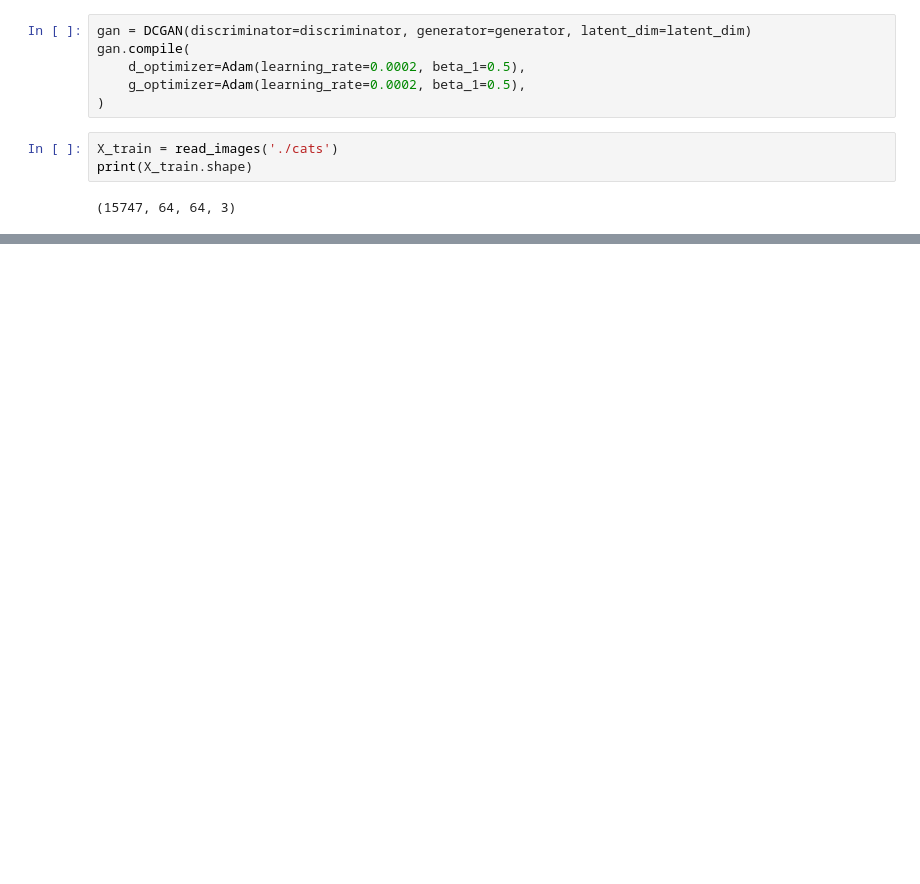
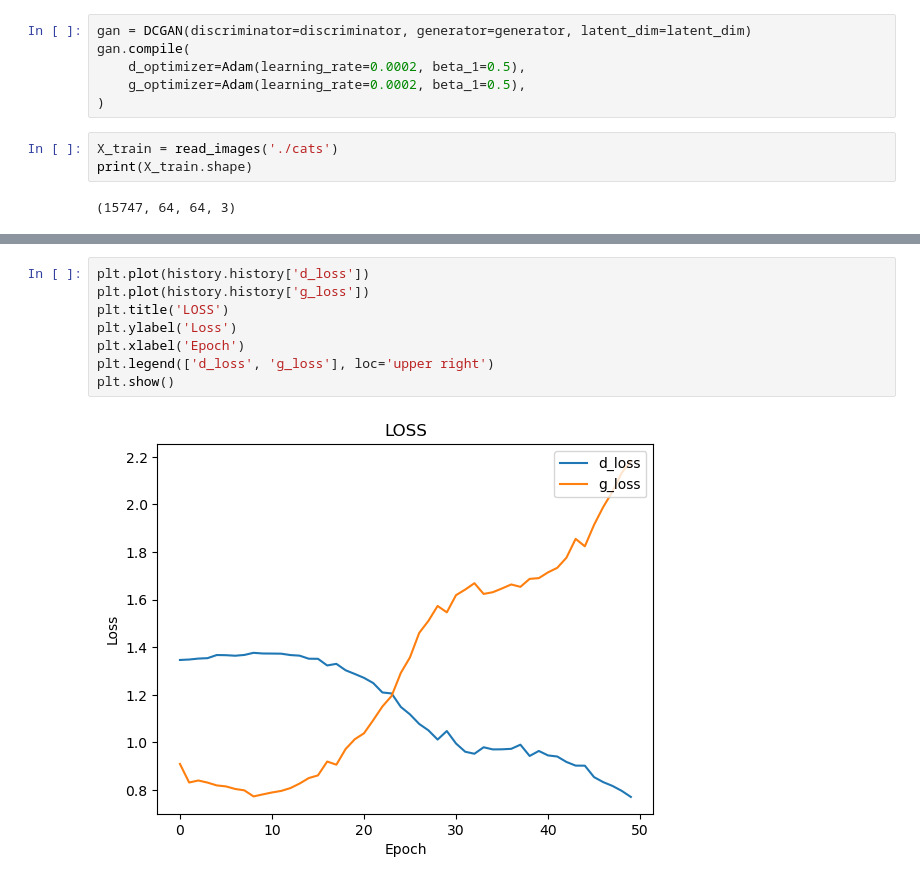
Before and after one commit to khanhmomo/dcgan, a Jupyter notebook: Untitled.ipynb, the cells around one changed output, grey strips where cells are left out. Saved outputs shown, nothing was run; the diff lists cells and outputs as text; blank space fills up the shorter version.

```diff
--- a/Untitled.ipynb
+++ b/Untitled.ipynb
@@ -195,0 +317,10 @@ with tf.device('/GPU:0'):
+# %%
+plt.plot(history.history['d_loss'])
+plt.plot(history.history['g_loss'])
+plt.title('LOSS')
+plt.ylabel('Loss')
+plt.xlabel('Epoch')
+plt.legend(['d_loss', 'g_loss'], loc='upper right')
+plt.show()
+# %% [output]
+[figure, added]
```
Also changed, not shown: parts of 5 cells of this notebook.
